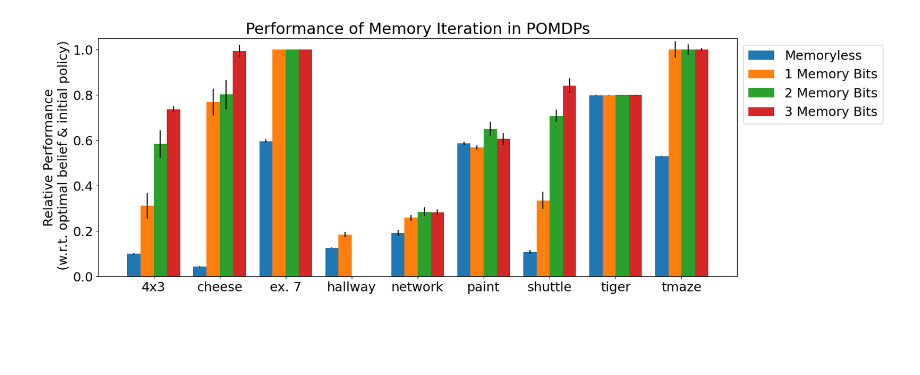
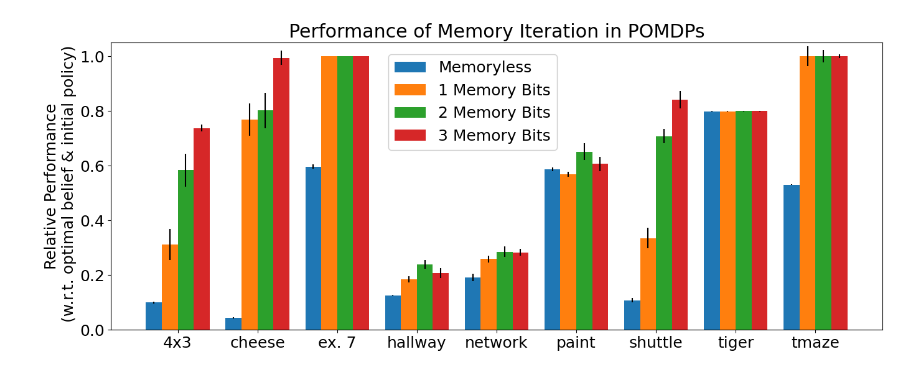
Before and after one commit to camall3n/grl, a Jupyter notebook: scripts/plotting/mi_performance.ipynb, the cells around one changed output. Saved outputs shown, nothing was run; the diff lists cells and outputs as text; code cells hidden in the pictures; blank space fills up the shorter version.

Commit message:
working plotting before reordering

```diff
--- a/scripts/plotting/mi_performance.ipynb
+++ b/scripts/plotting/mi_performance.ipynb
@@ -171,18 +171,3 @@ normalized_df['init_improvement_perf'] = (normalized_df['init_improvement_perf']
 normalized_df['final_mem_perf'] = (normalized_df['final_mem_perf'] - merged_df['init_policy_perf']) / (merged_df['compare_to_perf'] - merged_df['init_policy_perf'])
 del normalized_df['init_policy_perf']
 del normalized_df['compare_to_perf']
-# %%
-# here we reconcile if the current results don't have all n_mem_states.
-num_n_mem = list(sorted(normalized_df['n_mem_states'].unique()))
-
-for spec in spec_plot_order:
-    curr_df = normalized_df[normalized_df['spec'] == spec]
-    curr_spec_num_n_mem = list(sorted(curr_df['n_mem_states'].unique()))
-
-    for n_mem in num_n_mem:
-        if n_mem not in curr_spec_num_n_mem:
-            example_row = curr_df.head(1).copy()
-            example_row['final_mem_perf'] = 0
-            example_row['seed'] = -1
-            example_row['n_mem_states'] = n_mem
-            normalized_df = pd.concat([normalized_df, example_row])
@@ -236,39 +228,36 @@ specs = means[means['n_mem_states'] == num_n_mem[0]]['spec']
 spec_order_mapping = np.arange(len(specs), dtype=int)
 
 xlabels = [maybe_spec_map(l) for l in specs]
+x = np.arange(len(specs))
 
 init_improvement_perf_mean = np.array(means[means['n_mem_states'] == num_n_mem[0]]['init_improvement_perf'])
 init_improvement_perf_std = np.array(std_errs[std_errs['n_mem_states'] == num_n_mem[0]]['init_improvement_perf'])
-x = np.arange(len(specs))
 
 ax.bar(x + (0 + 1) * bar_width,
        init_improvement_perf_mean,
        bar_width,
        yerr=init_improvement_perf_std,
        label='Memoryless')
 
 for i, n_mem_states in enumerate(num_n_mem):
     curr_mem_mean = np.array(means[means['n_mem_states'] == n_mem_states]['final_mem_perf'])
     curr_mem_std = np.array(std_errs[std_errs['n_mem_states'] == n_mem_states]['final_mem_perf'])
-    x = np.arange(len(curr_mem_mean))
-
     ax.bar(x + (i + 2) * bar_width,
            curr_mem_mean,
            bar_width,
            yerr=curr_mem_std,
            label=f"{int(np.log2(n_mem_states))} Memory Bits")
-x = np.arange(len(specs))
 
 ax.set_ylim([0, 1.05])
 ax.set_ylabel(f'Relative Performance\n (w.r.t. optimal {compare_to} & initial policy)')
 ax.set_xticks(x + group_width / 2)
 ax.set_xticklabels(xlabels)
-ax.legend(bbox_to_anchor=(1., 1.), framealpha=0.95)
+ax.legend(bbox_to_anchor=(0.35, 0.6), framealpha=0.95)
 ax.set_title("Performance of Memory Iteration in POMDPs")
 
 downloads = Path().home() / 'Downloads'
 fig_path = downloads / f"{results_dir.stem}.pdf"
 fig.savefig(fig_path, bbox_inches='tight')
 # %% [output]
-[figure, old version]
+[figure, new version]
 # %%
```
Also changed, not shown: parts of 5 cells of this notebook.
